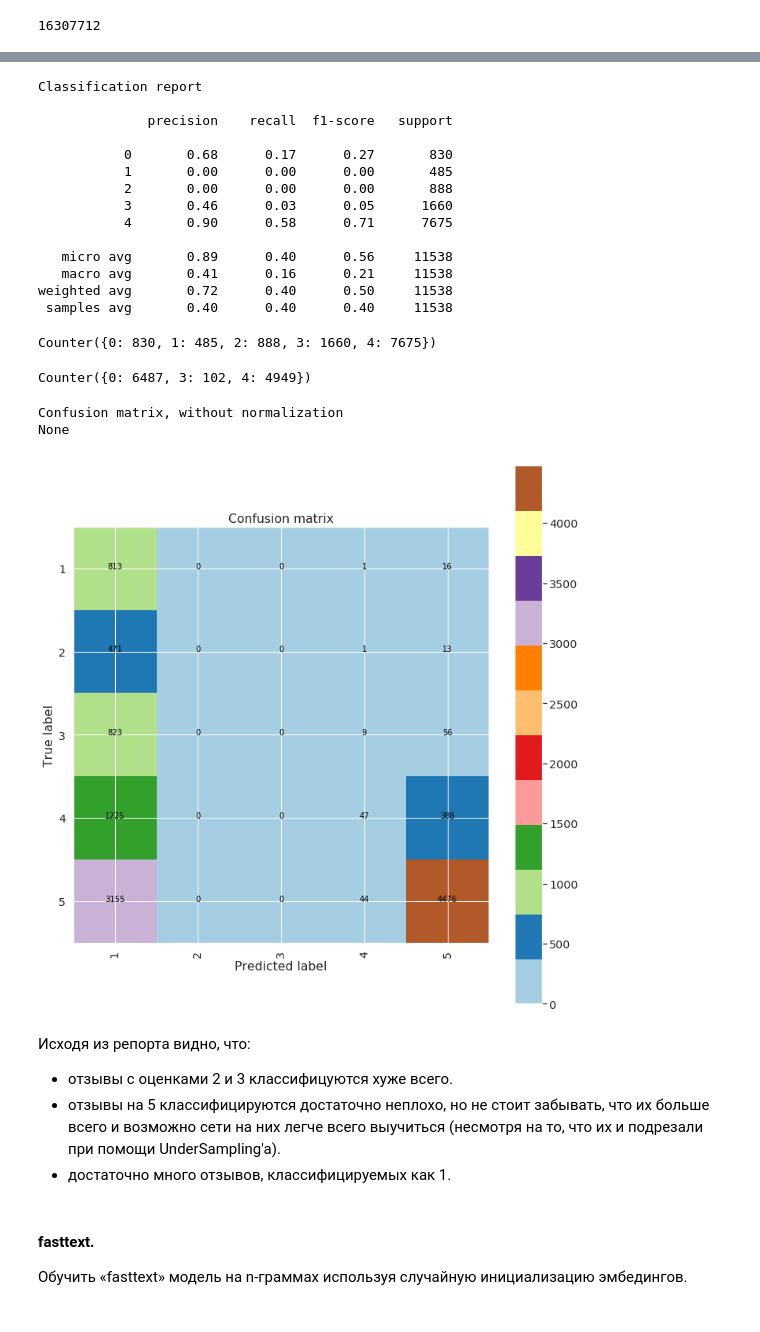
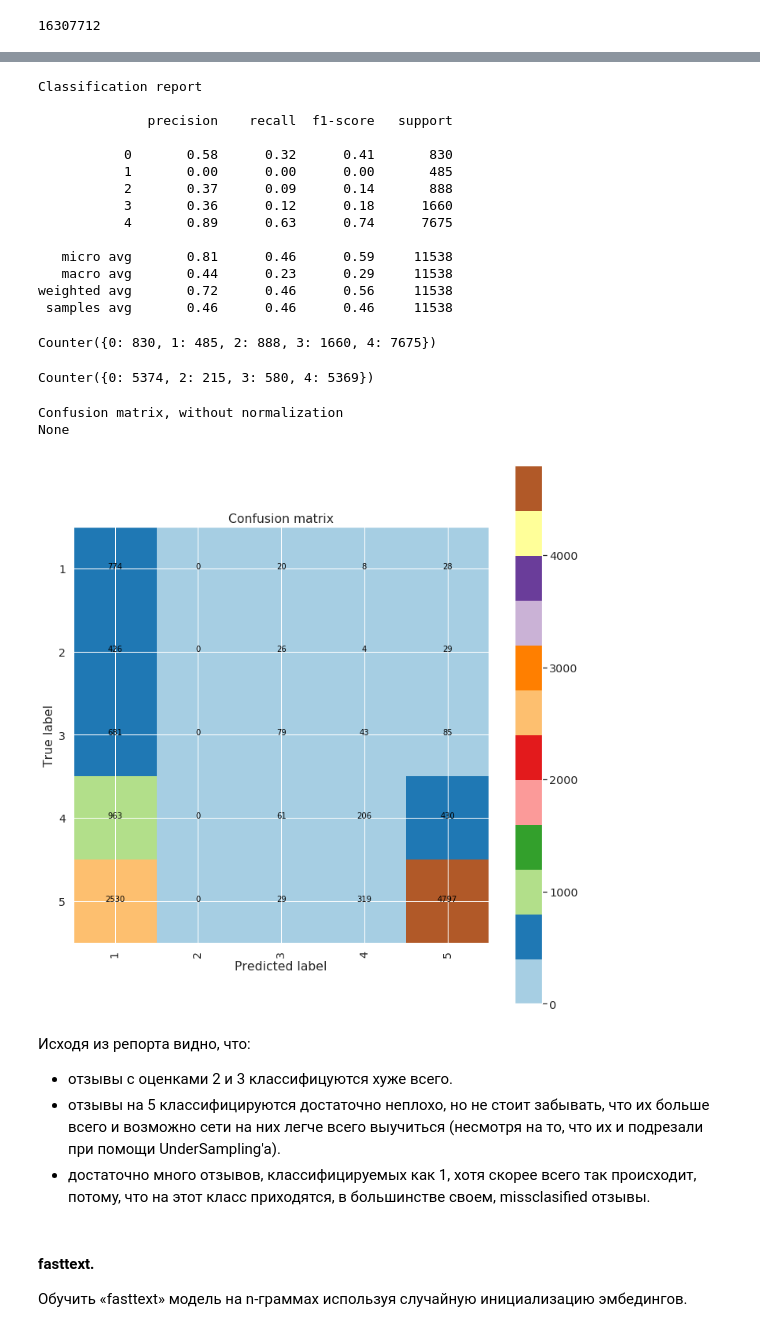
Before and after one commit to Espad/DS_6, a Jupyter notebook: Task_2.ipynb, the cells around one changed output, grey strips where cells are left out. Saved outputs shown, nothing was run; the diff lists cells and outputs as text; code cells hidden in the pictures.

```diff
--- a/Task_2.ipynb
+++ b/Task_2.ipynb
@@ -541,11 +565,11 @@ encoded_y_test = encoder.transform(y_test)
 y_train = np_utils.to_categorical(encoded_y_train)
 y_test = np_utils.to_categorical(encoded_y_test)
 # %%
-# Set parameters:
-num_word = 15000
+# Set parameters
+num_word = 35000
 batch_size = 128
 embedding_dims = 128
 epochs = 5
-maxlen = 80
+maxlen = 40
 task2_filepath = 'drive/My Drive/data/models/subtask2/'
 # %%
@@ -698,16 +742,16 @@ Classification report
 
               precision    recall  f1-score   support
 
-           0       0.68      0.17      0.27       830
+           0       0.58      0.32      0.41       830
            1       0.00      0.00      0.00       485
-           2       0.00      0.00      0.00       888
-           3       0.46      0.03      0.05      1660
-           4       0.90      0.58      0.71      7675
+           2       0.37      0.09      0.14       888
+           3       0.36      0.12      0.18      1660
+           4       0.89      0.63      0.74      7675
 
-   micro avg       0.89      0.40      0.56     11538
-   macro avg       0.41      0.16      0.21     11538
-weighted avg       0.72      0.40      0.50     11538
- samples avg       0.40      0.40      0.40     11538
+   micro avg       0.81      0.46      0.59     11538
+   macro avg       0.44      0.23      0.29     11538
+weighted avg       0.72      0.46      0.56     11538
+ samples avg       0.46      0.46      0.46     11538
 # %%
 reverse_y_test = np.argmax(y_test, axis=1)
 reverse_y_pred = np.argmax(y_predicted_scores, axis=1)
@@ -718,20 +762,20 @@ Counter({0: 830, 1: 485, 2: 888, 3: 1660, 4: 7675})
 # %%
 Counter(reverse_y_pred)
 # %% [output]
-Counter({0: 6487, 3: 102, 4: 4949})
+Counter({0: 5374, 2: 215, 3: 580, 4: 5369})
 # %%
-labels = [0,1,2,3,4]
+labels = [1,2,3,4,5]
 cnf_matrix = confusion_matrix(reverse_y_test, reverse_y_pred)
 print(plot_confusion_matrix(cnf_matrix, classes = labels))
 # %% [output]
 Confusion matrix, without normalization
 None
-[figure, old version]
+[figure, new version]
 # %% [markdown]
 Исходя из репорта видно, что:
 - отзывы с оценками 2 и 3 классифицуются хуже всего.
 - отзывы на 5 классифицируются достаточно неплохо, но не стоит забывать, что их больше всего и возможно сети на них легче всего выучиться (несмотря на то, что их и подрезали при помощи UnderSampling'a).
-- достаточно много отзывов, классифицируемых как 1.
+- достаточно много отзывов, классифицируемых как 1, хотя скорее всего так происходит, потому, что на этот класс приходятся, в большинстве своем, missclasified отзывы.
 # %% [markdown]
 #### fasttext.
 
```
Also changed, not shown: parts of 52 cells of this notebook.
